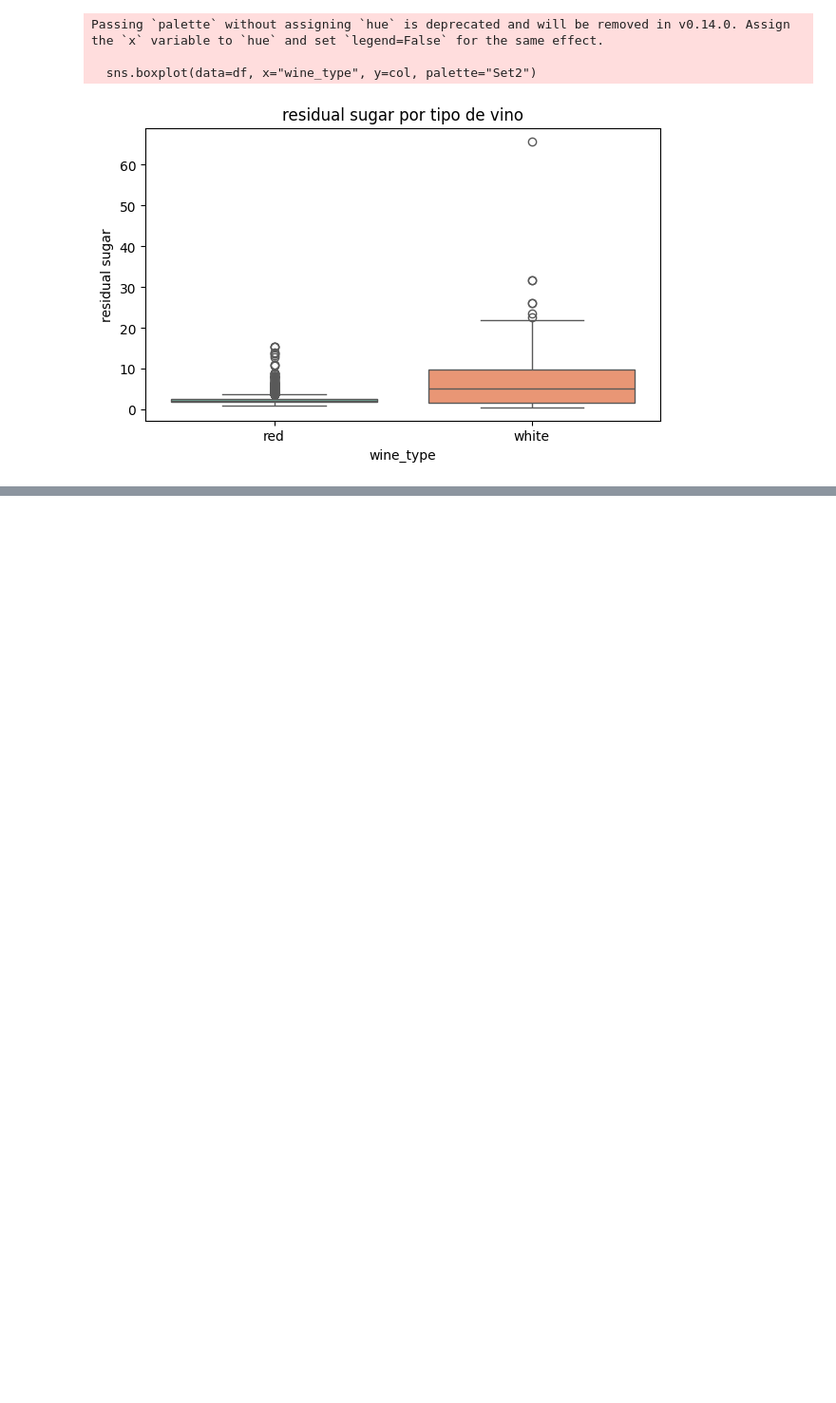
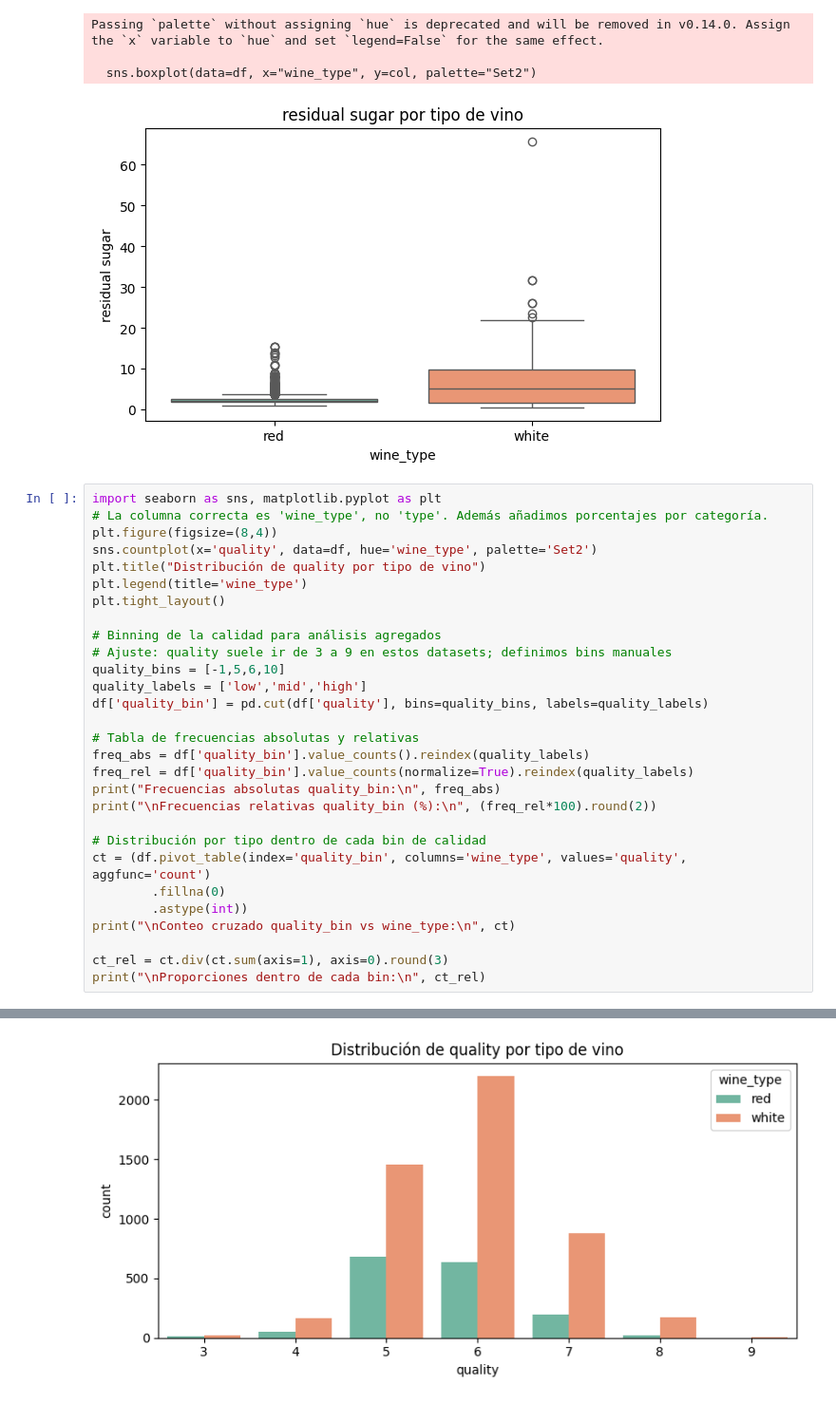
Before and after one commit to maxi910/wine_quality_pro, a Jupyter notebook: notebooks/EDA.ipynb, the cells around one changed output, grey strips where cells are left out. Shown at 95% size. Drawn from its saved outputs; the diff is of its cells as text; blank space fills up the shorter version.

```diff
--- a/notebooks/EDA.ipynb
+++ b/notebooks/EDA.ipynb
@@ -225,3 +210,33 @@ Passing `palette` without assigning `hue` is deprecated and will be removed in v
 
   sns.boxplot(data=df, x="wine_type", y=col, palette="Set2")
 [figure]
+# %%
+import seaborn as sns, matplotlib.pyplot as plt
+# La columna correcta es 'wine_type', no 'type'. Además añadimos porcentajes por categoría.
+plt.figure(figsize=(8,4))
+sns.countplot(x='quality', data=df, hue='wine_type', palette='Set2')
+plt.title("Distribución de quality por tipo de vino")
+plt.legend(title='wine_type')
+plt.tight_layout()
+
+# Binning de la calidad para análisis agregados
+# Ajuste: quality suele ir de 3 a 9 en estos datasets; definimos bins manuales
+quality_bins = [-1,5,6,10]
+quality_labels = ['low','mid','high']
+df['quality_bin'] = pd.cut(df['quality'], bins=quality_bins, labels=quality_labels)
+
+# Tabla de frecuencias absolutas y relativas
+freq_abs = df['quality_bin'].value_counts().reindex(quality_labels)
+freq_rel = df['quality_bin'].value_counts(normalize=True).reindex(quality_labels)
+print("Frecuencias absolutas quality_bin:\n", freq_abs)
+print("\nFrecuencias relativas quality_bin (%):\n", (freq_rel*100).round(2))
+
+# Distribución por tipo dentro de cada bin de calidad
+ct = (df.pivot_table(index='quality_bin', columns='wine_type', values='quality', aggfunc='count')
+        .fillna(0)
+        .astype(int))
+print("\nConteo cruzado quality_bin vs wine_type:\n", ct)
+
+ct_rel = ct.div(ct.sum(axis=1), axis=0).round(3)
+print("\nProporciones dentro de cada bin:\n", ct_rel)
+# %% [output]
@@ -227,0 +260 @@ Passing `palette` without assigning `hue` is deprecated and will be removed in v
+[figure, added]
```
Also changed, not shown: parts of 5 cells of this notebook, 11 other files.
